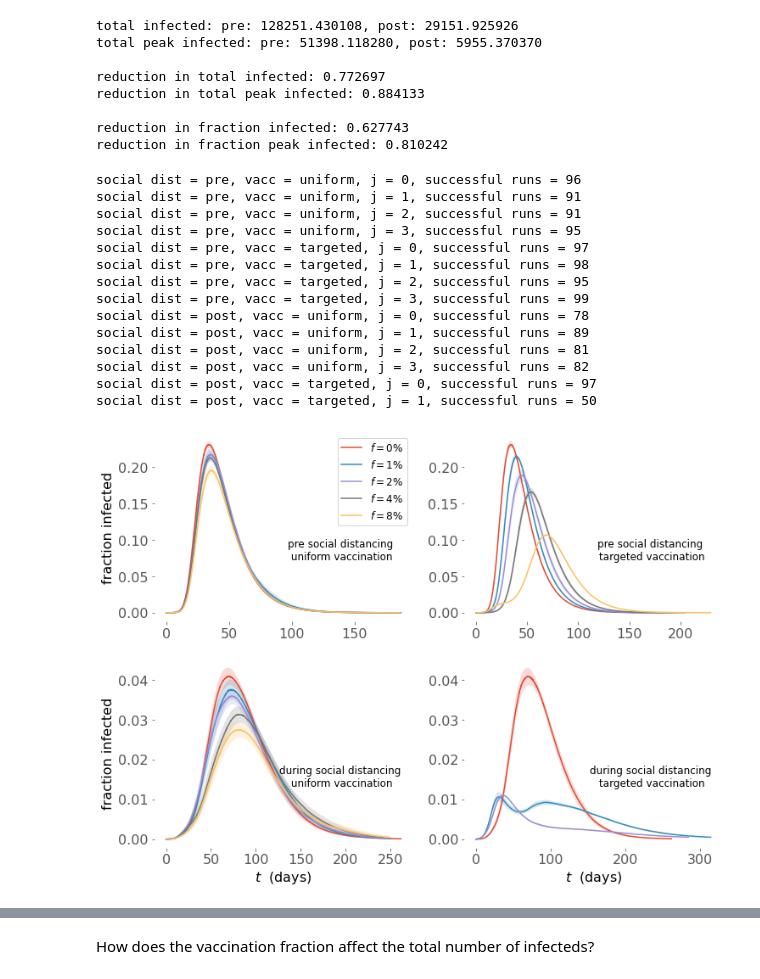
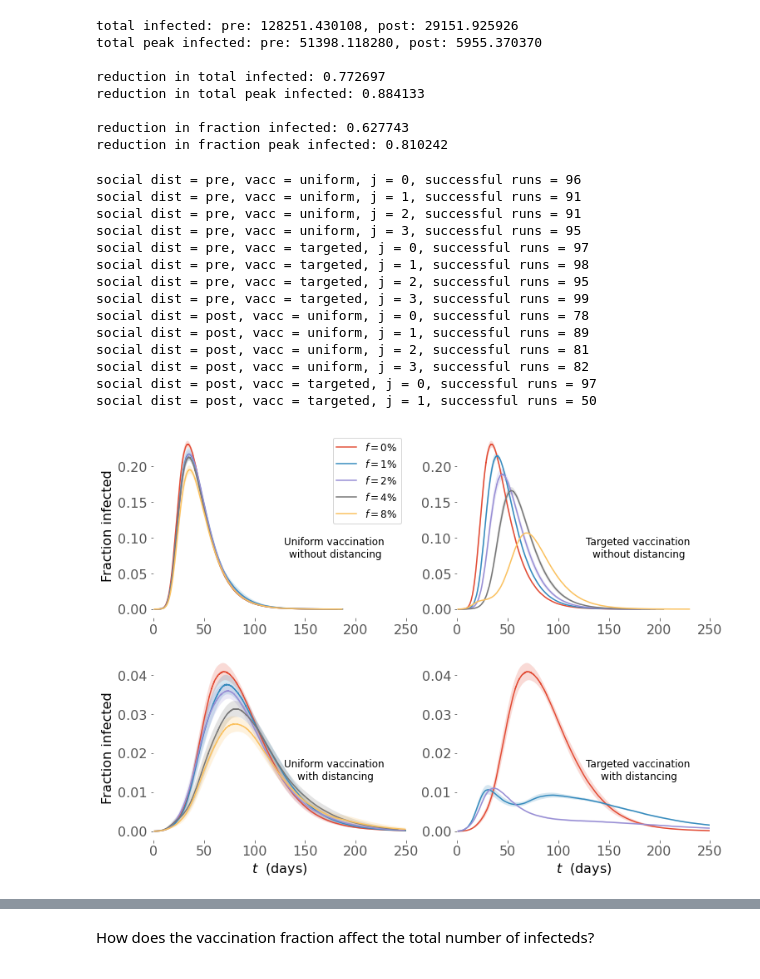
Before and after one commit to gshartnett/network_vaccination, a Jupyter notebook: SEIR Data Analysis.ipynb, the cells around one changed output, grey strips where cells are left out. Cells and saved outputs as stored; diff of their text form; code cells hidden in the pictures.

```diff
--- a/SEIR Data Analysis.ipynb
+++ b/SEIR Data Analysis.ipynb
@@ -108,7 +108,7 @@ vacc = 'none'
 result = loader(socialdist, vacc)
 t_int, results_int = interpolation(result['t'], result['I'])
 mean, under, uppper = mean_confidence_interval(results_int/N_dict[socialdist])
-ax.plot(t_int, mean, color=colormap[0], label='pre social distancing')
+ax.plot(t_int, mean, color=colormap[0], label='Without distancing')
 ax.fill_between(t_int, under, uppper, color=colormap[0], alpha=0.2)
 
 socialdist = 'post'
@@ -116,13 +116,14 @@ vacc = 'none'
 result = loader(socialdist, vacc)
 t_int, results_int = interpolation(result['t'], result['I'])
 mean, under, uppper = mean_confidence_interval(results_int/N_dict[socialdist])
-ax.plot(t_int, mean, color=colormap[1], label='during social distancing')
+ax.plot(t_int, mean, color=colormap[1], label='With distancing')
 ax.fill_between(t_int, under, uppper, color=colormap[1], alpha=0.2)
 
 #ax.set_title('Effect of Social Distancing')
 ax.set_xlabel('$t$  (days)')
-ax.set_ylabel('fraction infected')
+ax.set_ylabel('Fraction infected')
 ax.legend()
+ax.set_xlim([0,250])
 
 plt.savefig("figures/SEIR_SD_comparison.png", dpi=600)
 plt.show()
@@ -162,8 +163,9 @@ reduction in fraction peak infected: 0.810242
 fig, axs = plt.subplots(2, 2, figsize=(12,9))
 axs = axs.flatten()
 socialdists = ['pre', 'post']
-socialdists2 = {'pre':'pre', 'post':'during'}
+socialdists2 = {'pre':'without', 'post':'with'}
 vacc_strategies = ['uniform', 'targeted']
+vacc_strategy_dic = {'uniform': 'Uniform', 'targeted':'Targeted'}
 
 i = 0
 for socialdist in socialdists:
@@ -191,37 +193,38 @@ for socialdist in socialdists:
                     mean, under, uppper = mean_confidence_interval(results_int/N_dict[socialdist])
                     ax.plot(t_int, mean, label=r'$f = $%.0f%%' % (100*vacc_f))
                     ax.fill_between(t_int, under, uppper, alpha=0.2)
+                    ax.set_xlim([0,250])
             except:
                 pass
 
         ## add labels, titles, and legend
         ax.grid(False)
         #ax.set_title('SD: %s, vacc: %s' %(socialdist, vacc_strategy))
-        ax.set_title('%s social distancing\n %s vaccination' %(socialdists2[socialdist], vacc_strategy), fontsize=12, x=0.72, y=0.3)
+        ax.set_title('%s vaccination \n%s distancing' %(vacc_strategy_dic[vacc_strategy], socialdists2[socialdist]), fontsize=12, x=0.72, y=0.3)
         if i in [2, 3]:
             ax.set_xlabel('$t$  (days)')
         if i in [0, 2]:
-            ax.set_ylabel('fraction infected')
+            ax.set_ylabel('Fraction infected')
         if i == 0:
             ax.legend(fontsize=12)
 
         i += 1
 
 plt.savefig("figures/SEIR_SD_vacc_comparison.png", dpi=600)
 plt.show()
 # %% [output]
 social dist = pre, vacc = uniform, j = 0, successful runs = 96
 social dist = pre, vacc = uniform, j = 1, successful runs = 91
 social dist = pre, vacc = uniform, j = 2, successful runs = 91
 social dist = pre, vacc = uniform, j = 3, successful runs = 95
 social dist = pre, vacc = targeted, j = 0, successful runs = 97
 social dist = pre, vacc = targeted, j = 1, successful runs = 98
 social dist = pre, vacc = targeted, j = 2, successful runs = 95
 social dist = pre, vacc = targeted, j = 3, successful runs = 99
 social dist = post, vacc = uniform, j = 0, successful runs = 78
 social dist = post, vacc = uniform, j = 1, successful runs = 89
 social dist = post, vacc = uniform, j = 2, successful runs = 81
 social dist = post, vacc = uniform, j = 3, successful runs = 82
 social dist = post, vacc = targeted, j = 0, successful runs = 97
 social dist = post, vacc = targeted, j = 1, successful runs = 50
-[figure, old version]
+[figure, new version]
```
Also changed, not shown: parts of 24 cells of this notebook, 2 other files.
